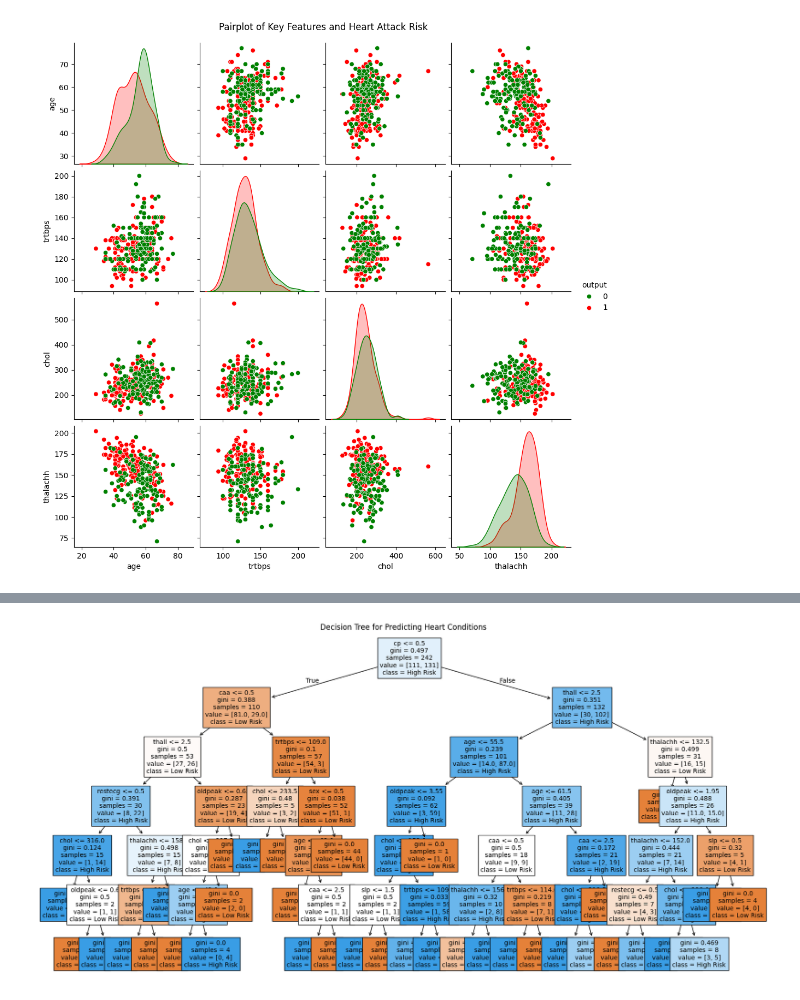
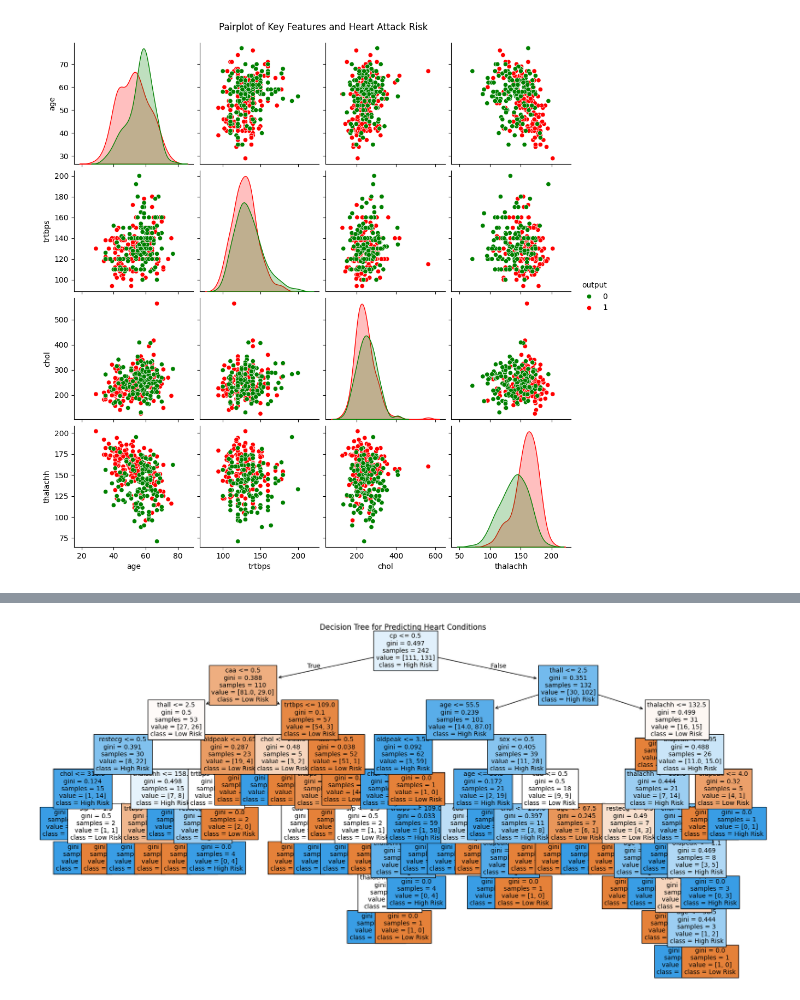
Before and after one commit to sbogde/scikit-regressions-and-confessions, a Jupyter notebook: 2382432_Task2_Algo2.ipynb, the cells around one changed output, grey strips where cells are left out. Saved outputs shown, nothing was run; the diff lists cells and outputs as text; code cells hidden in the pictures.

```diff
--- a/2382432_Task2_Algo2.ipynb
+++ b/2382432_Task2_Algo2.ipynb
@@ -210,10 +212,8 @@ Best Random State: 27 with Max Depth: 6 and Accuracy: 0.9016393442622951
 # classifier = DecisionTreeClassifier(max_depth=9)
 # classifier = DecisionTreeClassifier(max_depth=10)
 
-classifier = DecisionTreeClassifier(max_depth=best_max_depth)
+X_train_final, X_test_final, y_train_final, y_test_final = train_test_split(X, Y, test_size=0.2, random_state=best_random_state)
 
-# X_train, X_test, y_train, y_test = train_test_split(X, Y, test_size=0.2, random_state=27)
-# classifier = DecisionTreeClassifier(max_depth=17)
-
-classifier.fit(X_train, y_train)
+classifier_final = DecisionTreeClassifier(max_depth=best_max_depth)
+classifier_final.fit(X_train_final, y_train_final)
 # %% [output]
@@ -282,17 +282,19 @@ plt.show()
 # %%
 # Visualising the Decision Tree 🎄 using matplotlib
 from sklearn.tree import plot_tree
 
+feature_col_tree = X.columns.tolist()
+
 # Plot the decision tree
 plt.figure(figsize=(20, 10))
 plot_tree(
-    classifier,
+    classifier_final,
     feature_names=feature_col_tree,
     class_names=['Low Risk', 'High Risk'],
     filled=True,
     fontsize=10
 )
 plt.title("Decision Tree for Predicting Heart Conditions")
 plt.show()
 # %% [output]
-[figure, old version]
+[figure, new version]
```
Also changed, not shown: parts of 9 cells of this notebook.
